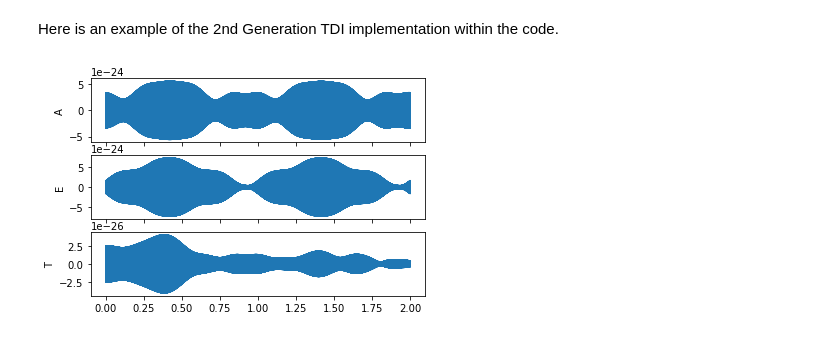
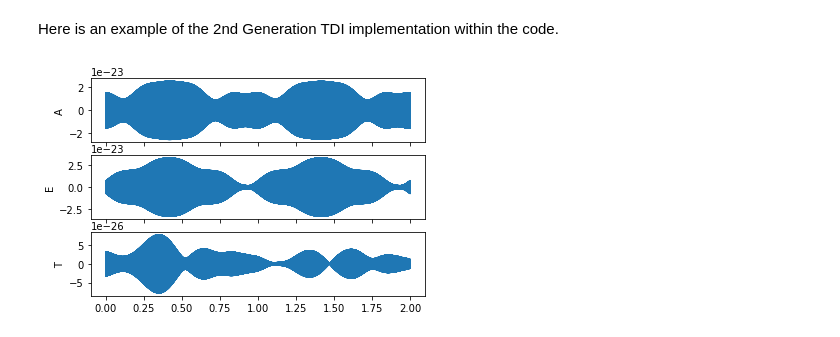
Before and after one commit to mikekatz04/lisa-on-gpu, a Jupyter notebook: docs/html/fast_LISA_response_tutorial.ipynb, the cells around one changed output. Cells and saved outputs as stored; diff of their text form; code cells hidden in the pictures.

```diff
--- a/docs/html/fast_LISA_response_tutorial.ipynb
+++ b/docs/html/fast_LISA_response_tutorial.ipynb
@@ -147,7 +147,7 @@ orbit_file_esa = "../orbit_files/esa-trailing-orbits.h5"
 orbit_kwargs_esa = dict(orbit_file=orbit_file_esa)
 
 # 1st or 2nd or custom (see docs for custom)
-tdi_gen = "1st generation"
+tdi_gen = "2nd generation"
 
 index_lambda = 6
 index_beta = 7
@@ -159,10 +159,10 @@ tdi_kwargs_esa = dict(
 gb_lisa_esa = ResponseWrapper(
     gb,
     T,
-    t0,
     dt,
     index_lambda,
     index_beta,
+    t0=t0,
     flip_hx=False,  # set to True if waveform is h+ - ihx
     use_gpu=use_gpu,
     remove_sky_coords=True,  # True if the waveform generator does not take sky coordinates
@@ -209,10 +209,10 @@ tdi_kwargs_equal = dict(
 gb_lisa_equal = ResponseWrapper(
     gb,
     T,
-    t0,
     dt,
     index_lambda,
     index_beta,
+    t0=t0,
     flip_hx=False,  # set to True if waveform is h+ - ihx
     use_gpu=use_gpu,
     remove_sky_coords=True,  # True if the waveform generator does not take sky coordinates
@@ -234,58 +234,69 @@ for i, lab in enumerate(["A", "E", "T"]):
 # %% [markdown]
 Here is an example of the 2nd Generation TDI implementation within the code.
 # %%
-tdi_combinations = [
-    {"link": 13, "links_for_delay": [], "sign": 1},
-    {"link": 31, "links_for_delay": [21], "sign": 1},
-    {"link": 12, "links_for_delay": [21, 23], "sign": 1},
-    {"link": 21, "links_for_delay": [21, 23, 31], "sign": 1},
-    {"link": 12, "links_for_delay": [21, 23, 31, 32], "sign": 1},
-    {"link": 21, "links_for_delay": [21, 23, 31, 32, 31], "sign": 1},
-    {"link": 13, "links_for_delay": [21, 23, 31, 32, 31, 32], "sign": 1},
-    {
-        "link": 31,
-        "links_for_delay": [21, 23, 31, 32, 31, 32, 21],
-        "sign": 1,
-    },
+X1 = [
+    {"link": 13, "links_for_delay": [], "sign": +1},
+    {"link": 31, "links_for_delay": [13], "sign": +1},
+    {"link": 12, "links_for_delay": [13, 31], "sign": +1},
+    {"link": 21, "links_for_delay": [13, 31, 12], "sign": +1},
     {"link": 12, "links_for_delay": [], "sign": -1},
-    {"link": 21, "links_for_delay": [31], "sign": -1},
-    {"link": 13, "links_for_delay": [31, 32], "sign": -1},
-    {"link": 31, "links_for_delay": [31, 32, 21], "sign": -1},
-    {"link": 13, "links_for_delay": [31, 32, 21, 23], "sign": -1},
-    {"link": 31, "links_for_delay": [31, 32, 21, 23, 21], "sign": -1},
-    {"link": 12, "links_for_delay": [31, 32, 21, 23, 21, 23], "sign": -1},
-    {
-        "link": 21,
-        "links_for_delay": [31, 32, 21, 23, 21, 23, 31],
-        "sign": -1,
-    },
+    {"link": 21, "links_for_delay": [12], "sign": -1},
+    {"link": 13, "links_for_delay": [12, 21], "sign": -1},
+    {"link": 31, "links_for_delay": [12, 21, 13], "sign": -1},
 ]
 
+X2 = X1 + [
+        {"link": 12, "links_for_delay": [13, 31, 12, 21], "sign": +1},
+        {"link": 21, "links_for_delay": [13, 31, 12, 21, 12], "sign": +1},
+        {
+            "link": 13,
+            "links_for_delay": [13, 31, 12, 21, 12, 21],
+            "sign": +1,
+        },
+        {
+            "link": 31,
+            "links_for_delay": [13, 31, 12, 21, 12, 21, 13],
+            "sign": +1,
+        },
+        {"link": 13, "links_for_delay": [12, 21, 13, 31], "sign": -1},
+        {"link": 13, "links_for_delay": [12, 21, 13, 31, 13], "sign": -1},
+        {
+            "link": 13,
+            "links_for_delay": [12, 21, 13, 31, 13, 31],
+            "sign": -1,
+        },
+        {
+            "link": 13,
+            "links_for_delay": [12, 21, 13, 31, 13, 31, 12],
+            "sign": -1,
+        },
+    ]
+
 tdi_kwargs_custom = dict(
-    orbit_kwargs=orbit_kwargs_esa, order=order, tdi=tdi_combinations, tdi_chan="AET",
+    orbit_kwargs=orbit_kwargs_esa, order=order, tdi=X2, tdi_chan="AET",
 )
 
 gb_lisa_custom = ResponseWrapper(
     gb,
     T,
     t0,
     dt,
     index_lambda,
     index_beta,
     flip_hx=False,  # set to True if waveform is h+ - ihx
     use_gpu=use_gpu,
     remove_sky_coords=True,  # True if the waveform generator does not take sky coordinates
     is_ecliptic_latitude=True,  # False if using polar angle (theta)
     remove_garbage=True,  # removes the beginning of the signal that has bad information
     **tdi_kwargs_custom,
 )
 
 chans = gb_lisa_esa(A, f, fdot, iota, phi0, psi, lam, beta)
 
 fig, ax = plt.subplots(3, 1, sharex=True)
 
 for i, lab in enumerate(["A", "E", "T"]):
     ax[i].plot(np.arange(len(chans[0])) * dt / YRSID_SI, chans[i])
     ax[i].set_ylabel(lab)
 # %% [output]
-[figure, old version]
+[figure, new version]
```
Also changed, not shown: parts of 2 cells of this notebook, 18 other files.
